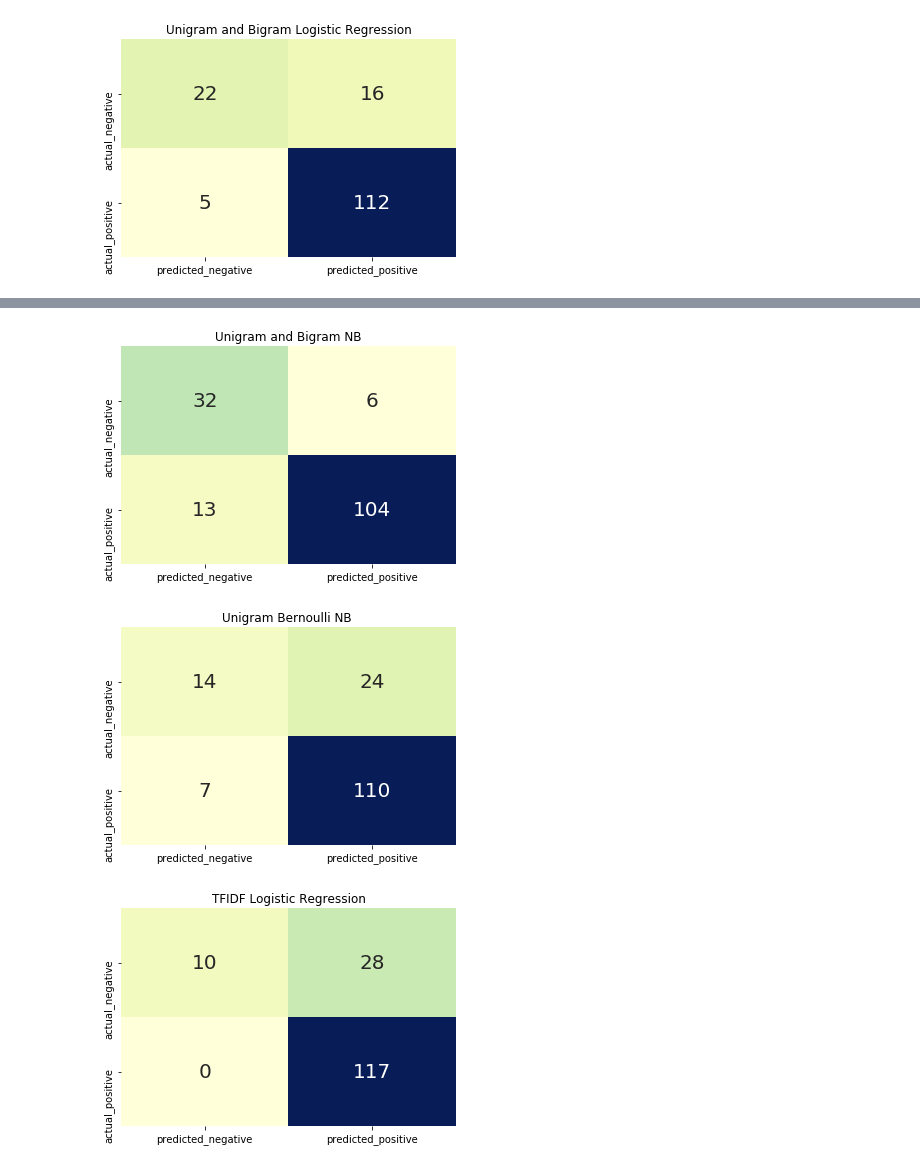
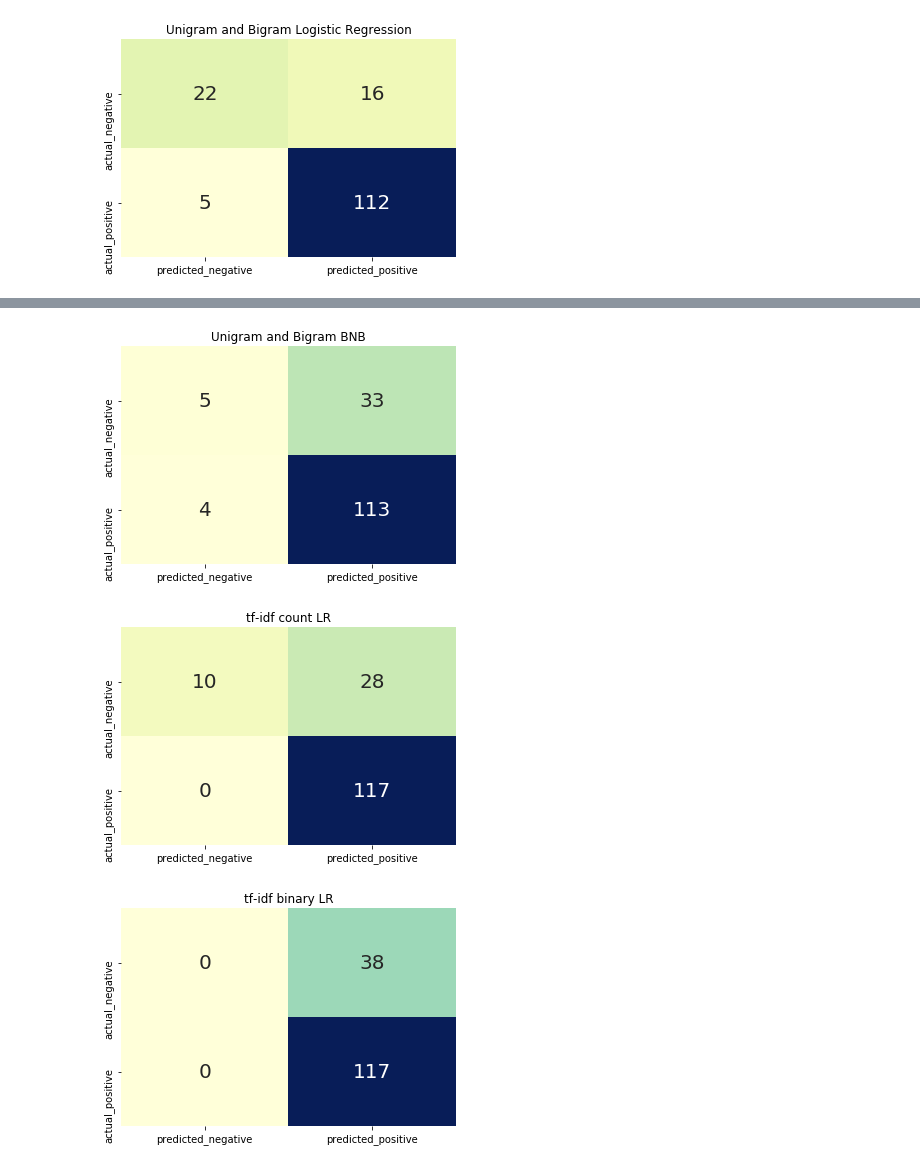
Before and after one commit to gerson93/Sentiment_analysis_of_reviews, a Jupyter notebook: sentiment_analysis.ipynb, the cells around one changed output, grey strips where cells are left out. Drawn from its saved outputs; the diff is of its cells as text; code cells hidden in the pictures.

```diff
--- a/sentiment_analysis.ipynb
+++ b/sentiment_analysis.ipynb
@@ -112,8 +107,8 @@ y_pred_bi_LR = LR.predict(X_test_bi)
 # %%
-from sklearn.naive_bayes import MultinomialNB
+from sklearn.naive_bayes import BernoulliNB
 
-NB = MultinomialNB()
+BNB = BernoulliNB()
 
-NB.fit(X_train_bi, y_train_bi)
+BNB.fit(X_train_bi, y_train_bi)
 
-y_pred_bi_NB = NB.predict(X_test_bi)
+y_pred_bi_BNB = BNB.predict(X_test_bi)
@@ -169,15 +167,19 @@ def addResults (y, x, column):
     x = x.set_index(y.index)
     return pd.concat([y, x], axis=1)
 # %%
-error = error_metrics(y_test_uni, y_pred_uni_LR)
+error = error_metrics(y_test_count, y_pred_count_LR)
 error.show_heatmap('Unigram Logistic Regression')
-results = pd.DataFrame(list(zip(error.metrics())), columns = ['unigram_LR'])
+results = pd.DataFrame(list(zip(error.metrics())), columns = ['count_LR'])
 results = results.set_index([['accuracy', 'precision', 'recall', 'F1']])
 # %% [output]
 [figure]
 # %%
 error = error_metrics(y_test_bi, y_pred_bi_LR)
 error.show_heatmap('Unigram and Bigram Logistic Regression')
-results = addResults(results, error.metrics(), 'bigram_LR')
+results = addResults(results, error.metrics(), 'binary_LR')
 # %% [output]
 [figure]
+# %%
+error = error_metrics(y_test_count, y_pred_count_MNB)
+error.show_heatmap('Unigram MNB')
+results = addResults(results, error.metrics(), 'count_MNB')
@@ -184,19 +188,19 @@ results = addResults(results, error.metrics(), 'bigram_LR')
 # %%
-error = error_metrics(y_test_bi, y_pred_bi_NB)
-error.show_heatmap('Unigram and Bigram NB')
-results = addResults(results, error.metrics(), 'bigram_NB')
+error = error_metrics(y_test_count, y_pred_bi_BNB)
+error.show_heatmap('Unigram and Bigram BNB')
+results = addResults(results, error.metrics(), 'binary_BNB')
 # %% [output]
-[figure, old version]
+[figure, new version]
 # %%
-error = error_metrics(y_test_bi, y_pred_uni_BNB)
-error.show_heatmap('Unigram Bernoulli NB ')
-results = addResults(results, error.metrics(), 'unigram_BNB')
+error = error_metrics(y_test_tfidf_count, y_pred_tfidf_count_LR)
+error.show_heatmap('tf-idf count LR')
+results = addResults(results, error.metrics(), 'tfidf_count_LR')
 # %% [output]
-[figure, old version]
+[figure, new version]
 # %%
-error = error_metrics(y_test_bi, y_pred_tfidf_LR)
-error.show_heatmap('TFIDF Logistic Regression')
-results = addResults(results, error.metrics(), 'tfidf_LR')
+error = error_metrics(y_test_tfidf_bi, y_pred_tfidf_bi_LR)
+error.show_heatmap('tf-idf binary LR')
+results = addResults(results, error.metrics(), 'tfidf_binari_LR')
 # %% [output]
-[figure, old version]
+[figure, new version]
 # %%
```
Also changed, not shown: parts of 16 cells of this notebook.
